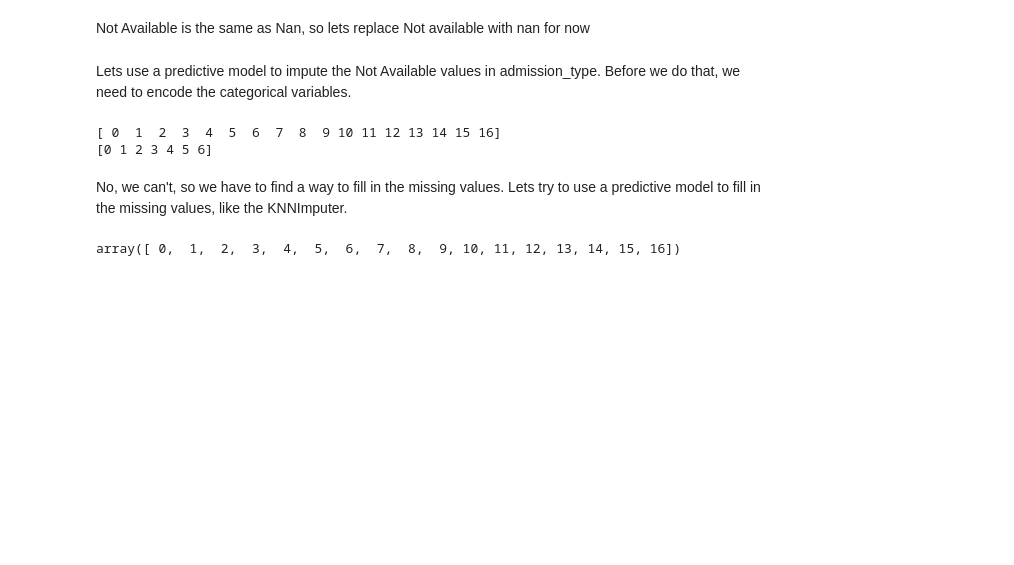
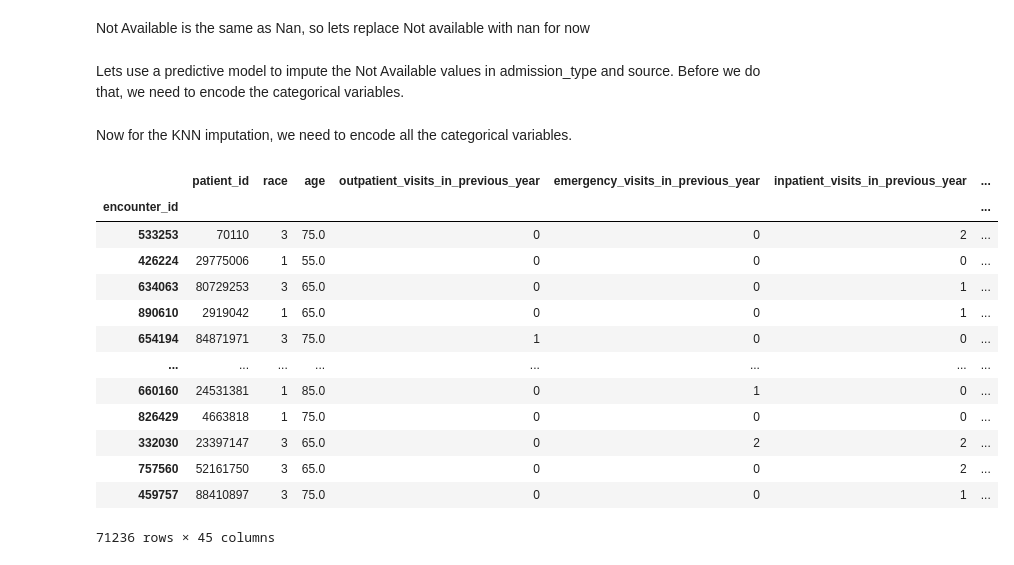
Before and after one commit to amarmate/ML50-2023, a Jupyter notebook: Data Handling/Mateus_exploration.ipynb, the cells around one changed output. Saved outputs shown, nothing was run; the diff lists cells and outputs as text; code cells hidden in the pictures; blank space fills up the shorter version.

```diff
--- a/Data Handling/Mateus_exploration.ipynb
+++ b/Data Handling/Mateus_exploration.ipynb
@@ -72 +223,6 @@ data.head(8).T
+# %%
+# Rename the last column to avoid confusion
+meds.rename(columns={'' : 'No_meds'}, inplace=True)
+# %%
+data = pd.concat([data,meds], axis=1)
 # %% [markdown]
@@ -327,22 +463,23 @@ Not Available is the same as Nan, so lets replace Not available with nan for now
 data['admission_type'] = data['admission_type'].apply(lambda x: None if x == 'Not Available' else x)
 data['admission_source'] = data['admission_source'].apply(lambda x: None if x == ' Not Available' else x)
 # %% [markdown]
-Lets use a predictive model to impute the Not Available values in admission_type. Before we do that, we need to encode the categorical variables.
+Lets use a predictive model to impute the Not Available values in admission_type and source. Before we do that, we need to encode the categorical variables.
-# %%
-from sklearn.preprocessing import LabelEncoder
-# Lets encode the admission_type
-encoder_type = LabelEncoder()
-encoder_source = LabelEncoder()
-data['admission_type'] = encoder_type.fit_transform(data['admission_type'])
-data['admission_source'] = encoder_source.fit_transform(data['admission_source'])
-print(encoder_source.classes_)
-print(encoder_type.classes_)
-# %% [output]
-[ 0  1  2  3  4  5  6  7  8  9 10 11 12 13 14 15 16]
-[0 1 2 3 4 5 6]
-# %% [markdown]
-No, we can't, so we have to find a way to fill in the missing values. Lets try to use a predictive model to fill in the missing values, like the KNNImputer.
-# %%
-encoder_source.classes_     CRFVTB7N8M90 BVC    1
-# %% [output]
-array([ 0,  1,  2,  3,  4,  5,  6,  7,  8,  9, 10, 11, 12, 13, 14, 15, 16])
+# %% [markdown]
+Now for the KNN imputation, we need to encode all the categorical variables.
+# %%
+data
+# %% [output]
+|  | patient_id | race | age | outpatient_visits_in_previous_year | emergency_visits_in_previous_year | inpatient_visits_in_previous_year | ... |
+| encounter_id |  |  |  |  |  |  | ... |
+| 533253 | 70110 | 3 | 75.0 | 0 | 0 | 2 | ... |
+| 426224 | 29775006 | 1 | 55.0 | 0 | 0 | 0 | ... |
+| 634063 | 80729253 | 3 | 65.0 | 0 | 0 | 1 | ... |
+| 890610 | 2919042 | 1 | 65.0 | 0 | 0 | 1 | ... |
+| 654194 | 84871971 | 3 | 75.0 | 1 | 0 | 0 | ... |
+| ... | ... | ... | ... | ... | ... | ... | ... |
+| 660160 | 24531381 | 1 | 85.0 | 0 | 1 | 0 | ... |
+| 826429 | 4663818 | 1 | 75.0 | 0 | 0 | 0 | ... |
+| 332030 | 23397147 | 3 | 65.0 | 0 | 2 | 2 | ... |
+| 757560 | 52161750 | 3 | 65.0 | 0 | 0 | 2 | ... |
+| 459757 | 88410897 | 3 | 75.0 | 0 | 0 | 1 | ... |
+71236 rows × 45 columns
```
Also changed, not shown: parts of 38 cells of this notebook.
